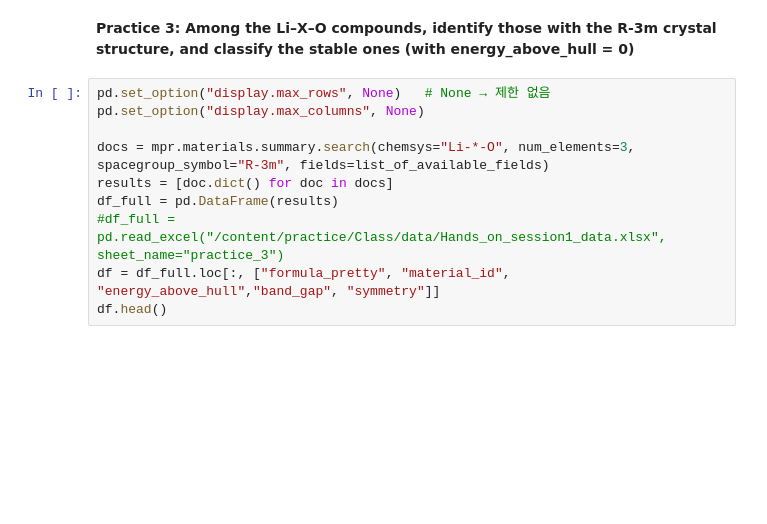
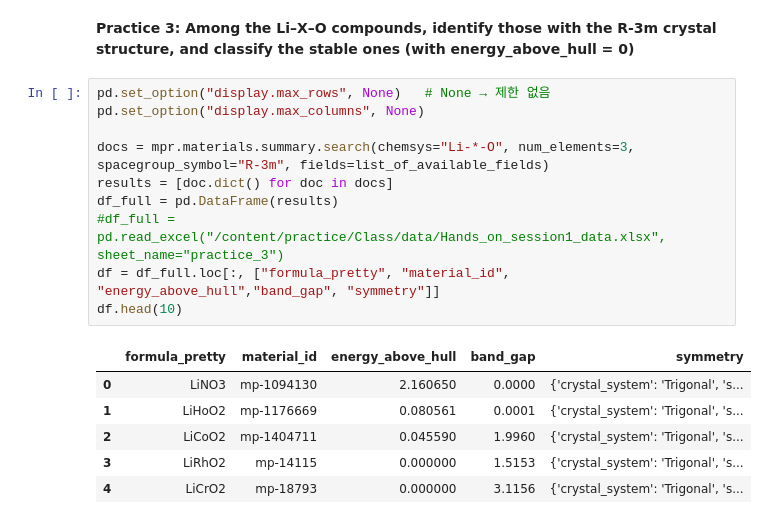
Before and after one commit to RealBack1/practice, a Jupyter notebook: Class/online_section_1/2025_2_Hands_on_session1_practice.ipynb, the cells around one changed output. Saved outputs shown, nothing was run; the diff lists cells and outputs as text; blank space fills up the shorter version.

```diff
--- a/Class/online_section_1/2025_2_Hands_on_session1_practice.ipynb
+++ b/Class/online_section_1/2025_2_Hands_on_session1_practice.ipynb
@@ -65,12 +100,19 @@ plotter.show()
 # %%
 pd.set_option("display.max_rows", None)   # None → 제한 없음
 pd.set_option("display.max_columns", None)
 
 docs = mpr.materials.summary.search(chemsys="Li-*-O", num_elements=3, spacegroup_symbol="R-3m", fields=list_of_available_fields)
 results = [doc.dict() for doc in docs]
 df_full = pd.DataFrame(results)
 #df_full = pd.read_excel("/content/practice/Class/data/Hands_on_session1_data.xlsx", sheet_name="practice_3")
 df = df_full.loc[:, ["formula_pretty", "material_id", "energy_above_hull","band_gap", "symmetry"]]
-df.head()
+df.head(10)
+# %% [output]
+|  | formula_pretty | material_id | energy_above_hull | band_gap | symmetry |
+| 0 | LiNO3 | mp-1094130 | 2.160650 | 0.0000 | {'crystal_system': 'Trigonal', 's... |
+| 1 | LiHoO2 | mp-1176669 | 0.080561 | 0.0001 | {'crystal_system': 'Trigonal', 's... |
+| 2 | LiCoO2 | mp-1404711 | 0.045590 | 1.9960 | {'crystal_system': 'Trigonal', 's... |
+| 3 | LiRhO2 | mp-14115 | 0.000000 | 1.5153 | {'crystal_system': 'Trigonal', 's... |
+| 4 | LiCrO2 | mp-18793 | 0.000000 | 3.1156 | {'crystal_system': 'Trigonal', 's... |
 # %%
 df
```
Also changed, not shown: parts of 9 cells of this notebook.
